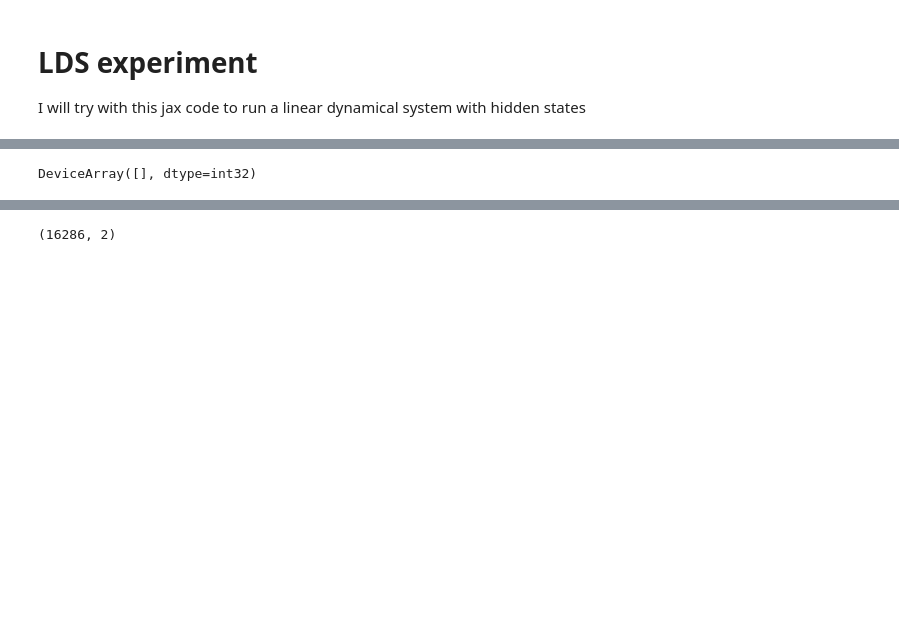
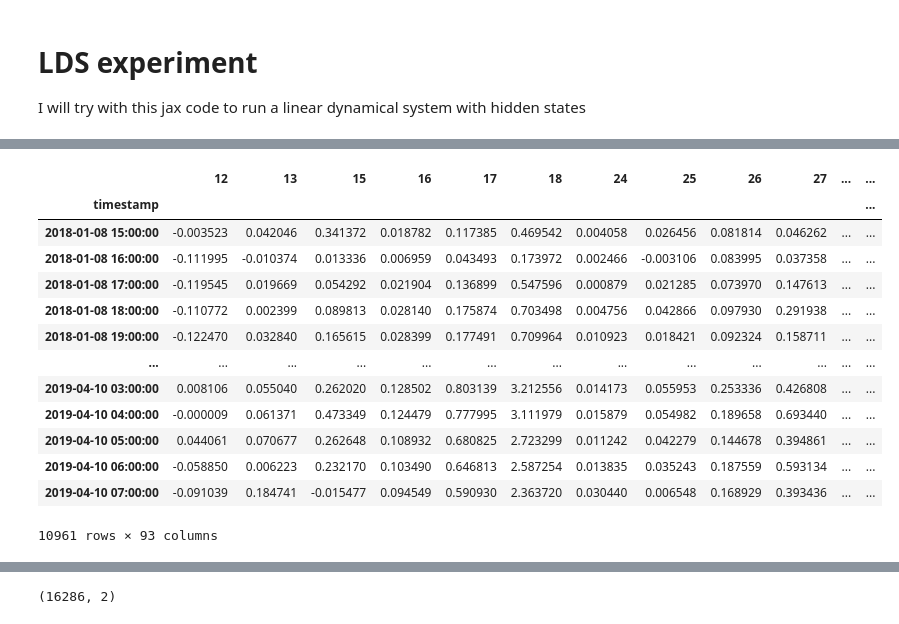
Before and after one commit to daniel-trejobanos/aurora, a Jupyter notebook: notebooks/Krakow.ipynb, the cells around one changed output, grey strips where cells are left out. Drawn from its saved outputs; the diff is of its cells as text; code cells hidden in the pictures; blank space fills up the shorter version.

```diff
--- a/notebooks/Krakow.ipynb
+++ b/notebooks/Krakow.ipynb
@@ -137,11 +311,19 @@ WARNING:root:The use of `check_types` is deprecated and does not have any effect
 WARNING:root:The use of `check_types` is deprecated and does not have any effect.
 WARNING:root:The use of `check_types` is deprecated and does not have any effect.
 # %%
-krakov_array = np.array(krakov['Org_Specs_30'])
-krakov_array = krakov_array - np.mean(krakov_array, axis=0)
-krakov_array = krakov_array / np.std(krakov_array,axis=0)
-# krakov_array = np.expand_dims(krakov_array,axis=0)
-krakov_array.shape
-np.argwhere(np.isnan(krakov_array))
+krakov_df.resample('1H').mean()
 # %% [output]
+|  | 12 | 13 | 15 | 16 | 17 | 18 | 24 | 25 | 26 | 27 | ... | ... |
+| timestamp |  |  |  |  |  |  |  |  |  |  |  | ... |
+| 2018-01-08 15:00:00 | -0.003523 | 0.042046 | 0.341372 | 0.018782 | 0.117385 | 0.469542 | 0.004058 | 0.026456 | 0.081814 | 0.046262 | ... | ... |
+| 2018-01-08 16:00:00 | -0.111995 | -0.010374 | 0.013336 | 0.006959 | 0.043493 | 0.173972 | 0.002466 | -0.003106 | 0.083995 | 0.037358 | ... | ... |
+| 2018-01-08 17:00:00 | -0.119545 | 0.019669 | 0.054292 | 0.021904 | 0.136899 | 0.547596 | 0.000879 | 0.021285 | 0.073970 | 0.147613 | ... | ... |
+| 2018-01-08 18:00:00 | -0.110772 | 0.002399 | 0.089813 | 0.028140 | 0.175874 | 0.703498 | 0.004756 | 0.042866 | 0.097930 | 0.291938 | ... | ... |
+| 2018-01-08 19:00:00 | -0.122470 | 0.032840 | 0.165615 | 0.028399 | 0.177491 | 0.709964 | 0.010923 | 0.018421 | 0.092324 | 0.158711 | ... | ... |
+| ... | ... | ... | ... | ... | ... | ... | ... | ... | ... | ... | ... | ... |
+| 2019-04-10 03:00:00 | 0.008106 | 0.055040 | 0.262020 | 0.128502 | 0.803139 | 3.212556 | 0.014173 | 0.055953 | 0.253336 | 0.426808 | ... | ... |
+| 2019-04-10 04:00:00 | -0.000009 | 0.061371 | 0.473349 | 0.124479 | 0.777995 | 3.111979 | 0.015879 | 0.054982 | 0.189658 | 0.693440 | ... | ... |
+| 2019-04-10 05:00:00 | 0.044061 | 0.070677 | 0.262648 | 0.108932 | 0.680825 | 2.723299 | 0.011242 | 0.042279 | 0.144678 | 0.394861 | ... | ... |
+| 2019-04-10 06:00:00 | -0.058850 | 0.006223 | 0.232170 | 0.103490 | 0.646813 | 2.587254 | 0.013835 | 0.035243 | 0.187559 | 0.593134 | ... | ... |
+| 2019-04-10 07:00:00 | -0.091039 | 0.184741 | -0.015477 | 0.094549 | 0.590930 | 2.363720 | 0.030440 | 0.006548 | 0.168929 | 0.393436 | ... | ... |
-DeviceArray([], dtype=int32)
+10961 rows × 93 columns
```
Also changed, not shown: parts of 31 cells of this notebook, 2 other files.
